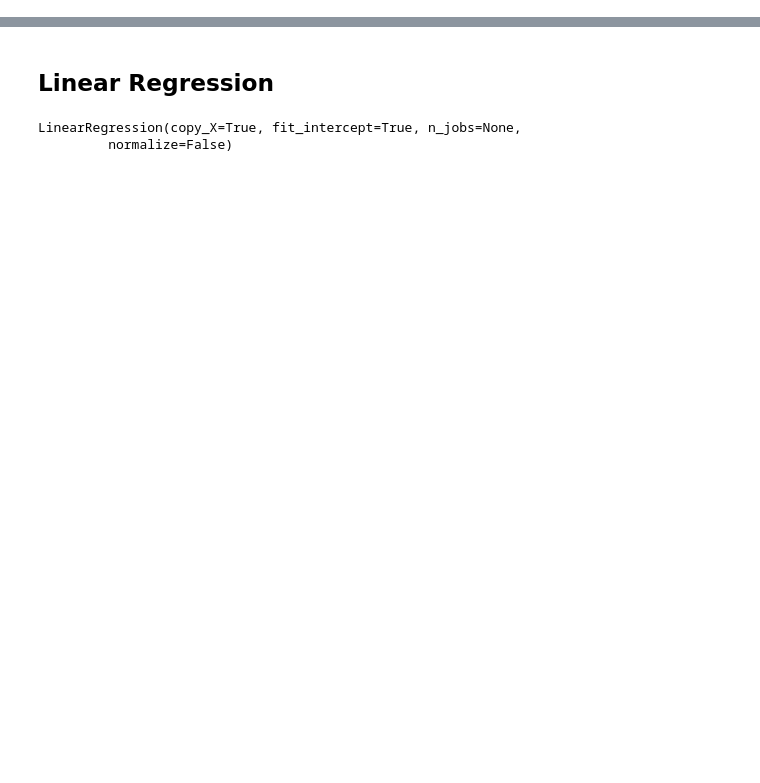
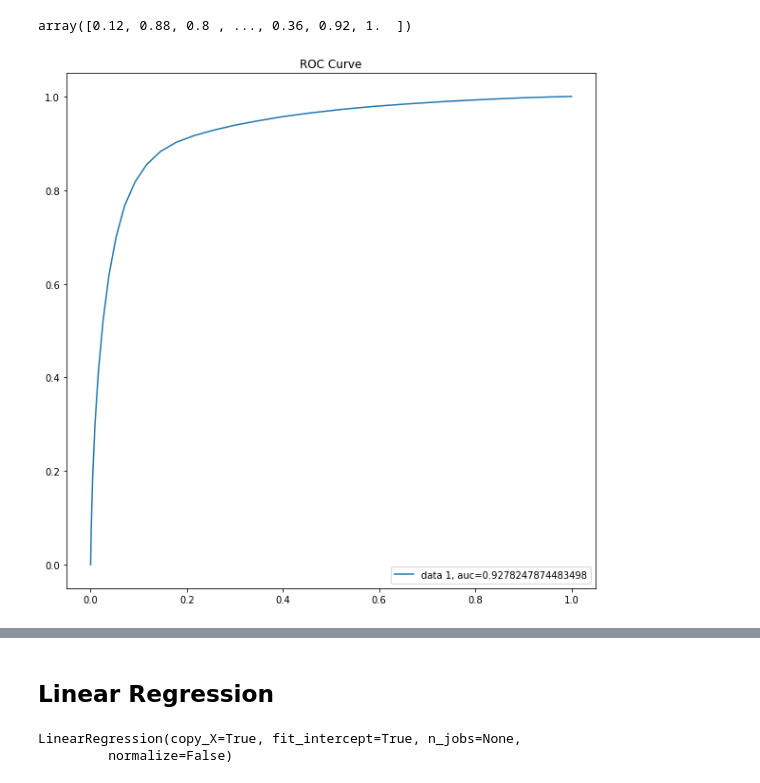
Before and after one commit to dmitriykats1/Springboard, a Jupyter notebook: Capstone1/Modeling.ipynb, the cells around one changed output, grey strips where cells are left out. Saved outputs shown, nothing was run; the diff lists cells and outputs as text; code cells hidden in the pictures; blank space fills up the shorter version.

Commit message:
improved model

```diff
--- a/Capstone1/Modeling.ipynb
+++ b/Capstone1/Modeling.ipynb
@@ -148,0 +304,8 @@ Size is: 635.06808 MB
+# %%
+from sklearn.ensemble import RandomForestClassifier
+
+#Create a Gaussian Classifier
+clf_rand=RandomForestClassifier(n_estimators=25)
+# %%
+#Train the model using the training sets y_pred=clf.predict(X_test)
+clf_rand.fit(X_train,y_train)
@@ -148,0 +363,20 @@ Size is: 635.06808 MB
+# %%
+y_prob = clf_rand.predict_proba(X_test)[::,1]
+# %%
+y_prob
+# %% [output]
+array([0.12, 0.88, 0.8 , ..., 0.36, 0.92, 1.  ])
+# %%
+import matplotlib.pyplot as plt
+import matplotlib
+matplotlib.rcParams['figure.figsize'] = (10, 10)
+# %%
+y_pred_proba = y_prob
+fpr, tpr, _ = metrics.roc_curve(y_test,  y_pred_proba)
+auc = metrics.roc_auc_score(y_test, y_pred_proba)
+plt.plot(fpr,tpr,label="data 1, auc="+str(auc))
+plt.legend(loc=4)
+plt.title('ROC Curve')
+plt.show()
+# %% [output]
+[figure, added]
```
Also changed, not shown: parts of 139 cells of this notebook.
